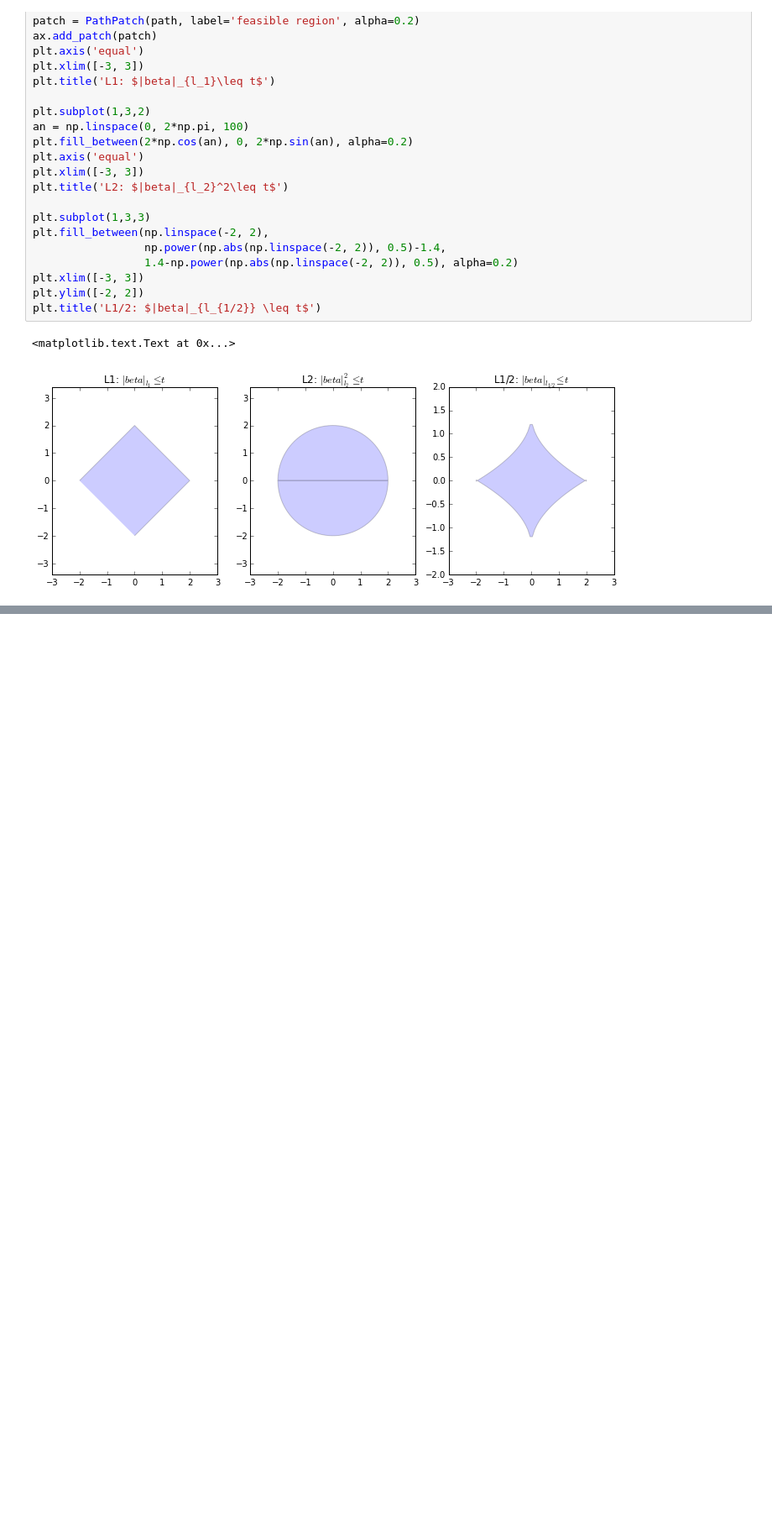
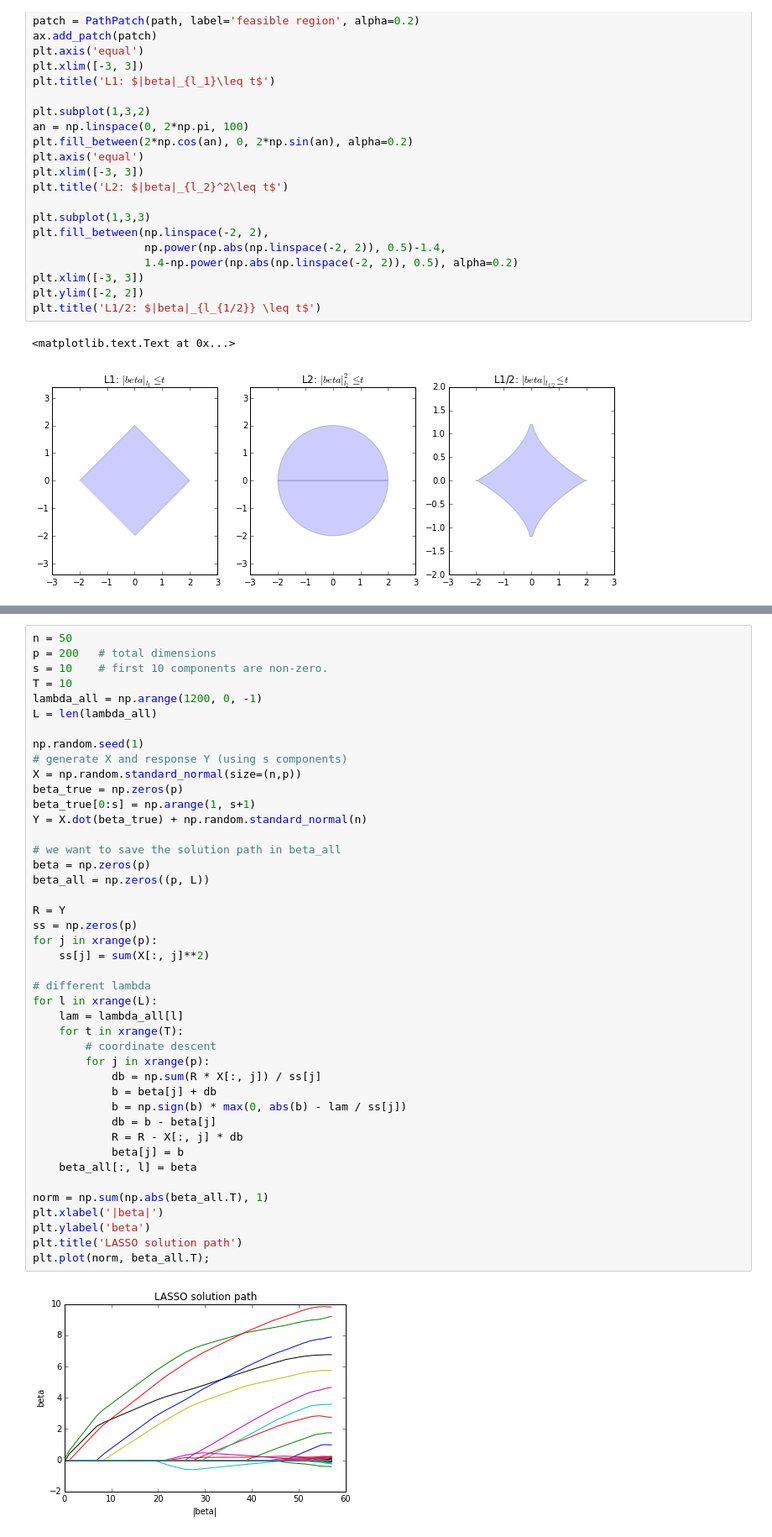
Before and after one commit to hang-qi/stat-programming, a Jupyter notebook: 9-lasso.ipynb, the cells around one changed output, grey strips where cells are left out. Shown: that part at 84% size. Saved outputs shown, nothing was run; the diff lists cells and outputs as text; blank space fills up the shorter version.

Commit message:
Add LASSO code.

```diff
--- a/9-lasso.ipynb
+++ b/9-lasso.ipynb
@@ -260,0 +269,45 @@ plt.title('L1/2: $|beta|_{l_{1/2}} \leq t$')
+# %%
+n = 50
+p = 200   # total dimensions
+s = 10    # first 10 components are non-zero.
+T = 10
+lambda_all = np.arange(1200, 0, -1)
+L = len(lambda_all)
+
+np.random.seed(1)
+# generate X and response Y (using s components)
+X = np.random.standard_normal(size=(n,p))
+beta_true = np.zeros(p)
+beta_true[0:s] = np.arange(1, s+1)
+Y = X.dot(beta_true) + np.random.standard_normal(n)
+
+# we want to save the solution path in beta_all
+beta = np.zeros(p)
+beta_all = np.zeros((p, L))
+
+R = Y
+ss = np.zeros(p)
+for j in xrange(p):
+    ss[j] = sum(X[:, j]**2)
+
+# different lambda
+for l in xrange(L):
+    lam = lambda_all[l]
+    for t in xrange(T):
+        # coordinate descent
+        for j in xrange(p):
+            db = np.sum(R * X[:, j]) / ss[j]
+            b = beta[j] + db
+            b = np.sign(b) * max(0, abs(b) - lam / ss[j])
+            db = b - beta[j]
+            R = R - X[:, j] * db
+            beta[j] = b
+    beta_all[:, l] = beta
+
+norm = np.sum(np.abs(beta_all.T), 1)
+plt.xlabel('|beta|')
+plt.ylabel('beta')
+plt.title('LASSO solution path')
+plt.plot(norm, beta_all.T);
+# %% [output]
+[figure, added]
```
Also changed, not shown: parts of 3 cells of this notebook.
